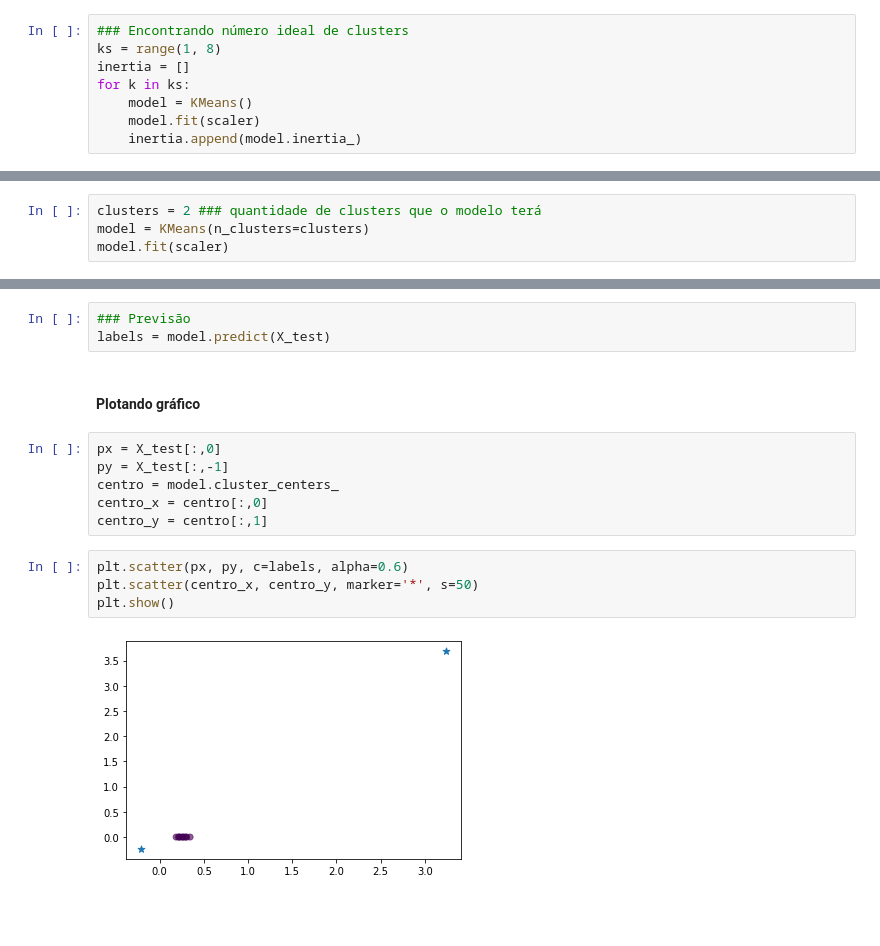
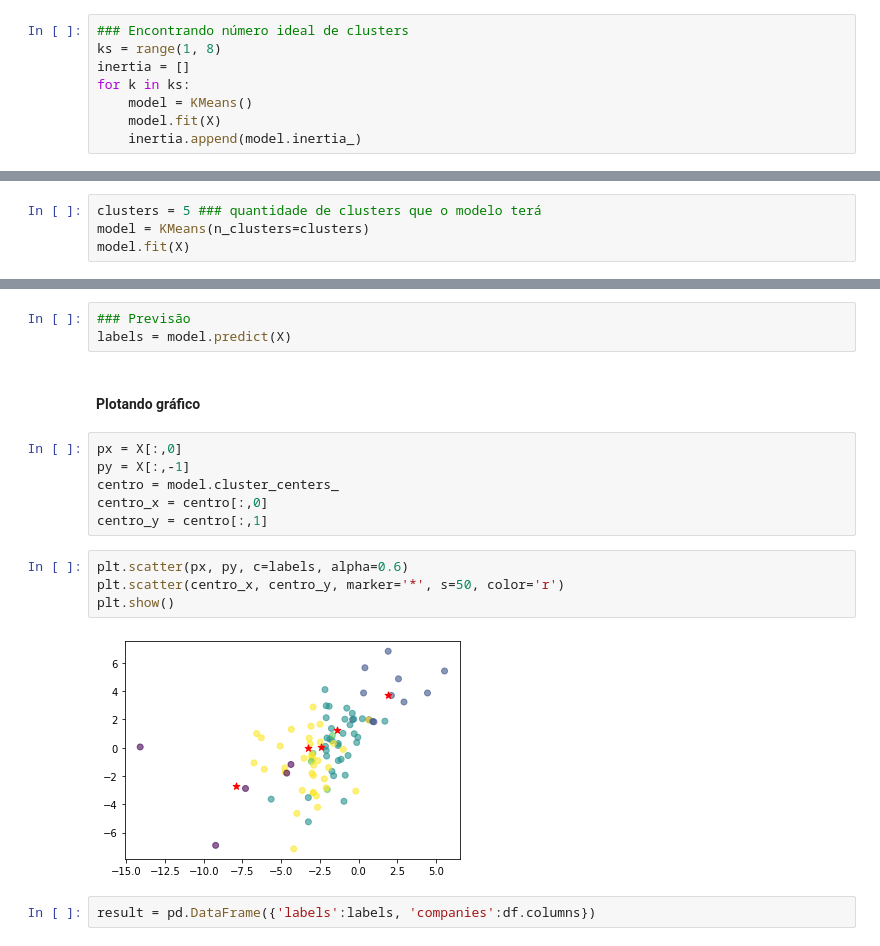
Before and after one commit to Jhonattanln/Classificacao_nao_supervisionado, a Jupyter notebook: Code.ipynb, the cells around one changed output, grey strips where cells are left out. Drawn from its saved outputs; the diff is of its cells as text; blank space fills up the shorter version.

```diff
--- a/Code.ipynb
+++ b/Code.ipynb
@@ -56,7 +45,7 @@ ks = range(1, 8)
 inertia = []
 for k in ks:
     model = KMeans()
-    model.fit(scaler)
+    model.fit(X)
     inertia.append(model.inertia_)
 # %%
 ### Plotando gráficos
@@ -70,5 +59,5 @@ plt.show()
 # %%
-clusters = 2 ### quantidade de clusters que o modelo terá
+clusters = 5 ### quantidade de clusters que o modelo terá
 model = KMeans(n_clusters=clusters)
-model.fit(scaler)
+model.fit(X)
 # %% [output]
@@ -76,17 +65,19 @@ KMeans(n_clusters=2)
 # %%
 ### Previsão
-labels = model.predict(X_test)
+labels = model.predict(X)
 # %% [markdown]
 #### Plotando gráfico
 # %%
-px = X_test[:,0]
-py = X_test[:,-1]
+px = X[:,0]
+py = X[:,-1]
 centro = model.cluster_centers_
 centro_x = centro[:,0]
 centro_y = centro[:,1]
 # %%
 plt.scatter(px, py, c=labels, alpha=0.6)
-plt.scatter(centro_x, centro_y, marker='*', s=50)
+plt.scatter(centro_x, centro_y, marker='*', s=50, color='r')
 plt.show()
 # %% [output]
-[figure, old version]
+[figure, new version]
+# %%
+result = pd.DataFrame({'labels':labels, 'companies':df.columns})
```
Also changed, not shown: parts of 16 cells of this notebook, 2 other files.
